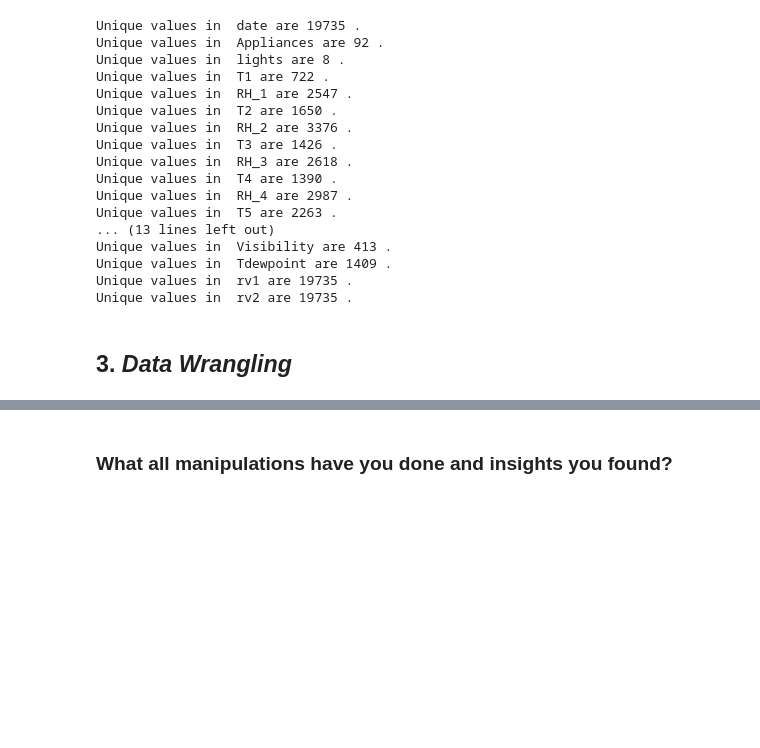
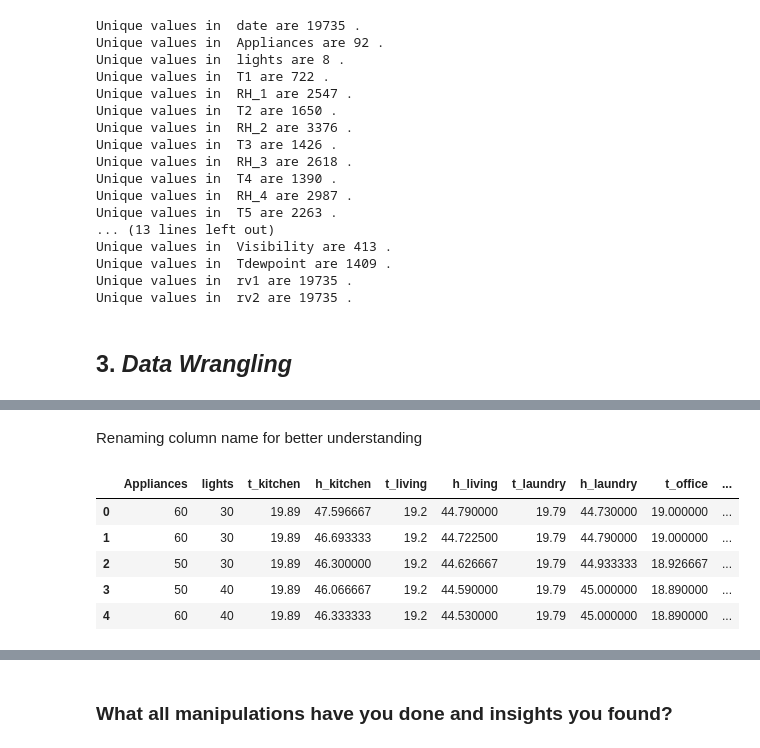
Before and after one commit to ishanbarway/Appliance-Energy-Prediction, a Jupyter notebook: Appliance_Energy_Prediction_Individual_Project.ipynb, the cells around one changed output, grey strips where cells are left out. Drawn from its saved outputs; the diff is of its cells as text; code cells hidden in the pictures; blank space fills up the shorter version.

```diff
--- a/Appliance_Energy_Prediction_Individual_Project.ipynb
+++ b/Appliance_Energy_Prediction_Individual_Project.ipynb
@@ -327,0 +437,2 @@ Unique values in  rv2 are 19735 .
+# %% [markdown]
+Renaming column name for better understanding
@@ -327,0 +461,10 @@ Unique values in  rv2 are 19735 .
+# %%
+# Checking data set
+df.head()
+# %% [output]
+|  | Appliances | lights | t_kitchen | h_kitchen | t_living | h_living | t_laundry | h_laundry | t_office | ... |
+| 0 | 60 | 30 | 19.89 | 47.596667 | 19.2 | 44.790000 | 19.79 | 44.730000 | 19.000000 | ... |
+| 1 | 60 | 30 | 19.89 | 46.693333 | 19.2 | 44.722500 | 19.79 | 44.790000 | 19.000000 | ... |
+| 2 | 50 | 30 | 19.89 | 46.300000 | 19.2 | 44.626667 | 19.79 | 44.933333 | 18.926667 | ... |
+| 3 | 50 | 40 | 19.89 | 46.066667 | 19.2 | 44.590000 | 19.79 | 45.000000 | 18.890000 | ... |
+| 4 | 60 | 40 | 19.89 | 46.333333 | 19.2 | 44.530000 | 19.79 | 45.000000 | 18.890000 | ... |
```
Also changed, not shown: parts of 35 cells of this notebook.
